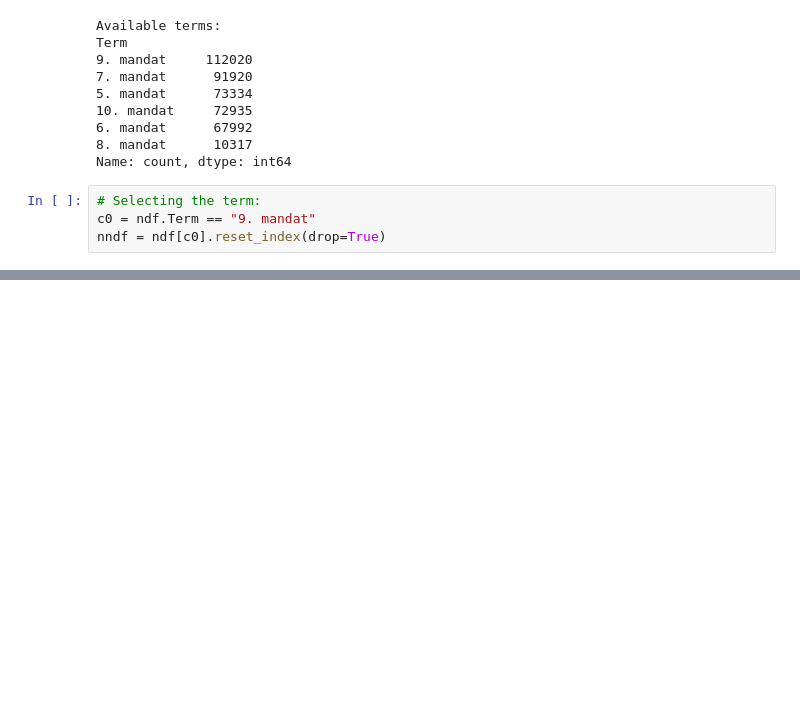
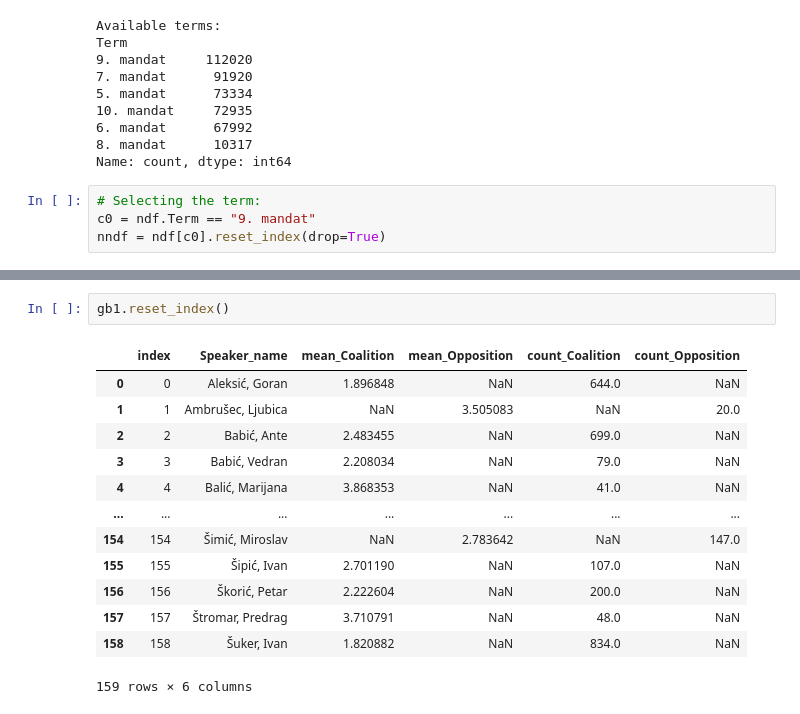
Before and after one commit to clarinsi/parlasent_analysis, a Jupyter notebook: country_of_choice.ipynb, the cells around one changed output, grey strips where cells are left out. Drawn from its saved outputs; the diff is of its cells as text; blank space fills up the shorter version.

```diff
--- a/country_of_choice.ipynb
+++ b/country_of_choice.ipynb
@@ -69,0 +91,16 @@ gb2
+# %%
+gb1.reset_index()
+# %% [output]
+|  | index | Speaker_name | mean_Coalition | mean_Opposition | count_Coalition | count_Opposition |
+| 0 | 0 | Aleksić, Goran | 1.896848 | NaN | 644.0 | NaN |
+| 1 | 1 | Ambrušec, Ljubica | NaN | 3.505083 | NaN | 20.0 |
+| 2 | 2 | Babić, Ante | 2.483455 | NaN | 699.0 | NaN |
+| 3 | 3 | Babić, Vedran | 2.208034 | NaN | 79.0 | NaN |
+| 4 | 4 | Balić, Marijana | 3.868353 | NaN | 41.0 | NaN |
+| ... | ... | ... | ... | ... | ... | ... |
+| 154 | 154 | Šimić, Miroslav | NaN | 2.783642 | NaN | 147.0 |
+| 155 | 155 | Šipić, Ivan | 2.701190 | NaN | 107.0 | NaN |
+| 156 | 156 | Škorić, Petar | 2.222604 | NaN | 200.0 | NaN |
+| 157 | 157 | Štromar, Predrag | 3.710791 | NaN | 48.0 | NaN |
+| 158 | 158 | Šuker, Ivan | 1.820882 | NaN | 834.0 | NaN |
+159 rows × 6 columns
```
Also changed, not shown: parts of 5 cells of this notebook, 6 other files.
